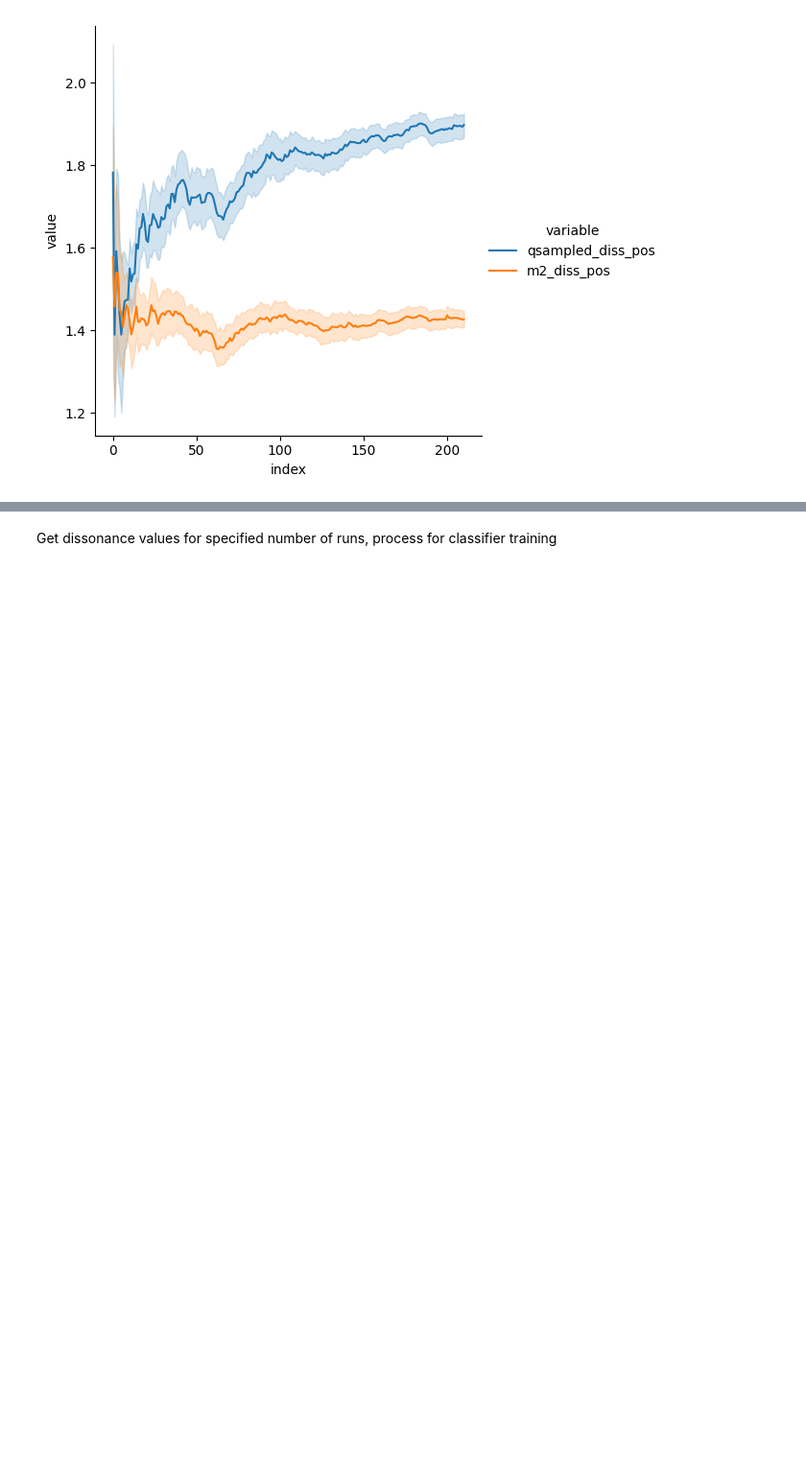
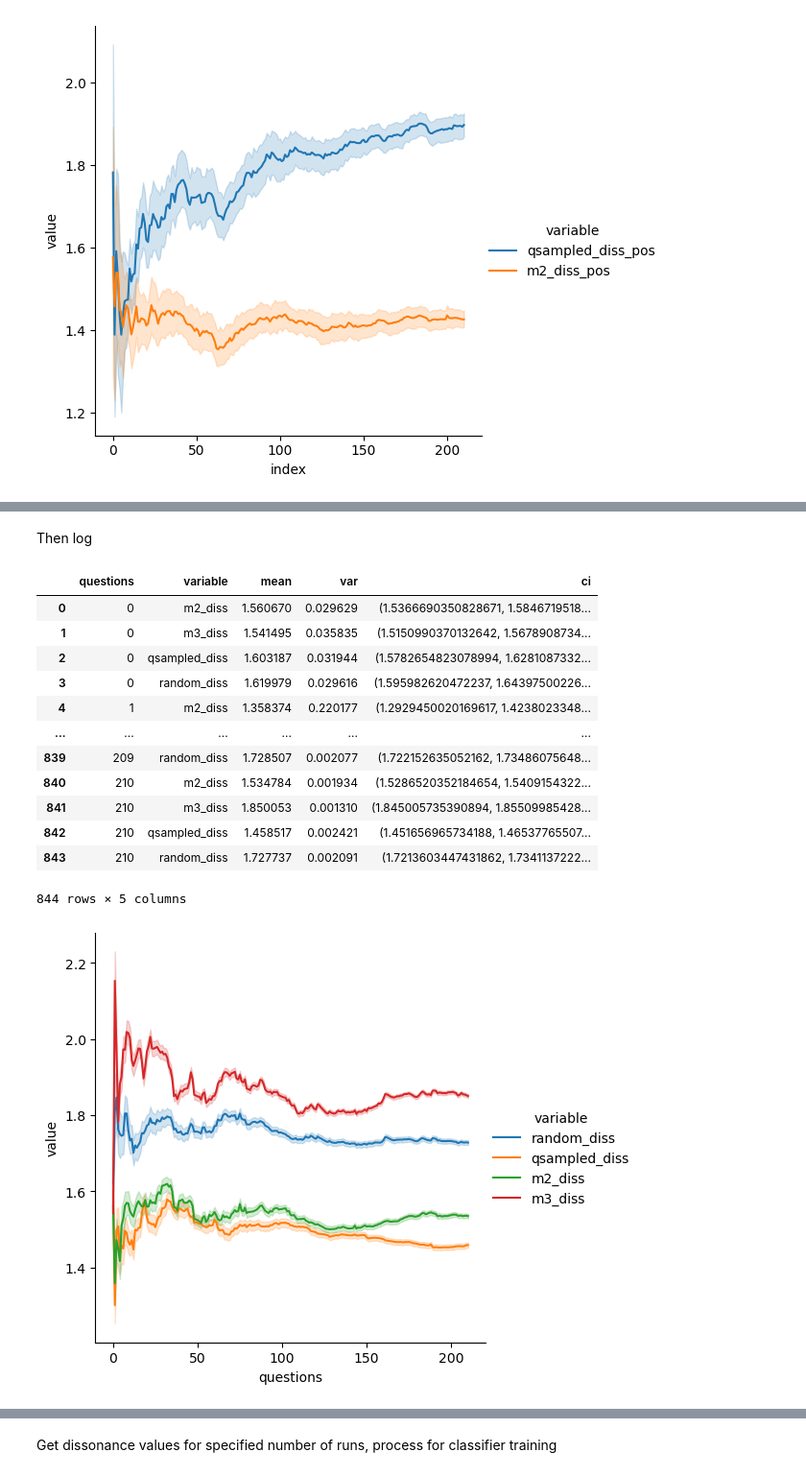
Before and after one commit to zeroknowledgediscovery/truthnet, a Jupyter notebook: notebooks/ptsd-data.ipynb, the cells around one changed output, grey strips where cells are left out. Shown at 96% size. Cells and saved outputs as stored; diff of their text form; code cells hidden in the pictures; blank space fills up the shorter version.

```diff
--- a/notebooks/ptsd-data.ipynb
+++ b/notebooks/ptsd-data.ipynb
@@ -905,0 +1044,55 @@ dpt.to_csv("data/ptsd/ptsd_disson_log.csv", index=False)
+# %% [markdown]
+Then log
+# %%
+conf = 0.95
+
+diss_comp = pd.concat([pd.read_csv(df) for df in glob.glob("diss_log/mean_dfs_ptsd*.csv")])
+diss_comp = diss_comp.rename(columns={diss_comp.columns[0]: 'questions'})
+
+g = sns.relplot(
+    data=pd.melt(
+        diss_comp[
+            ["questions", "random_diss", "qsampled_diss", "m2_diss", "m3_diss"]
+        ],
+        id_vars="questions",
+    ),
+    x="questions",
+    y="value",
+    hue="variable",
+    kind="line",
+)
+
+diss_comp_melt = pd.melt(
+    diss_comp[["questions", "random_diss", "qsampled_diss", "m2_diss", "m3_diss"]],
+    id_vars="questions",
+)
+diss_comp_melt
+
+
+diss_comp_ci_var = diss_comp_melt.groupby(
+    ["questions", "variable"], as_index=False
+).agg(
+    mean=pd.NamedAgg(column="value", aggfunc="mean"),
+    var=pd.NamedAgg(column="value", aggfunc="var"),
+    ci=pd.NamedAgg(
+        column="value",
+        aggfunc=lambda x: sms.DescrStatsW(x).tconfint_mean(alpha=1 - conf),
+    ),
+)
+
+diss_comp_ci_var
+# %% [output]
+|  | questions | variable | mean | var | ci |
+| 0 | 0 | m2_diss | 1.560670 | 0.029629 | (1.5366690350828671, 1.5846719518... |
+| 1 | 0 | m3_diss | 1.541495 | 0.035835 | (1.5150990370132642, 1.5678908734... |
+| 2 | 0 | qsampled_diss | 1.603187 | 0.031944 | (1.5782654823078994, 1.6281087332... |
+| 3 | 0 | random_diss | 1.619979 | 0.029616 | (1.595982620472237, 1.64397500226... |
+| 4 | 1 | m2_diss | 1.358374 | 0.220177 | (1.2929450020169617, 1.4238023348... |
+| ... | ... | ... | ... | ... | ... |
+| 839 | 209 | random_diss | 1.728507 | 0.002077 | (1.722152635052162, 1.73486075648... |
+| 840 | 210 | m2_diss | 1.534784 | 0.001934 | (1.5286520352184654, 1.5409154322... |
+| 841 | 210 | m3_diss | 1.850053 | 0.001310 | (1.845005735390894, 1.85509985428... |
+| 842 | 210 | qsampled_diss | 1.458517 | 0.002421 | (1.451656965734188, 1.46537765507... |
+| 843 | 210 | random_diss | 1.727737 | 0.002091 | (1.7213603447431862, 1.7341137222... |
+844 rows × 5 columns
+[figure, added]
```
Also changed, not shown: parts of 18 cells of this notebook, 45 other files.
